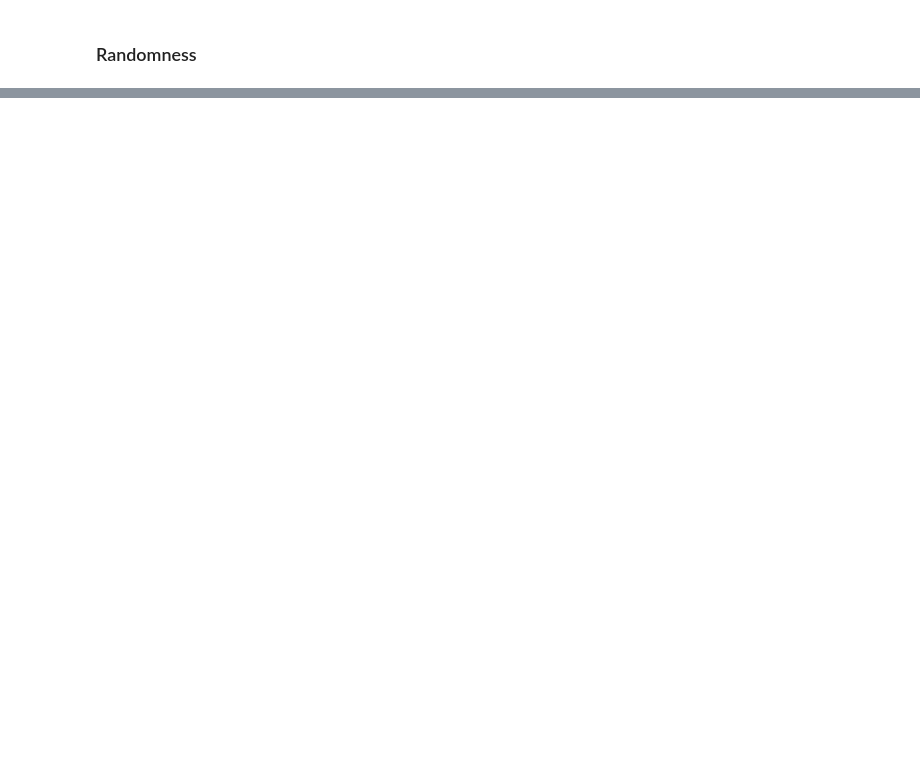
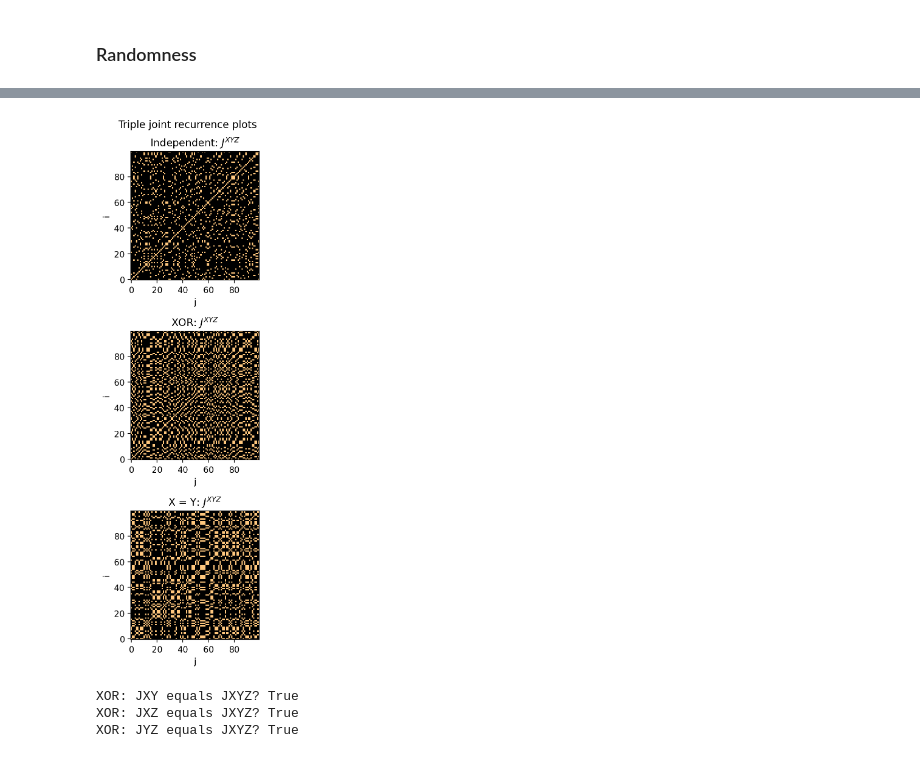
Before and after one commit to Anastasios-Vlachmpeis/Recurrence-Plot-Research, a Jupyter notebook: ResearchBook.ipynb, the cells around one changed output, grey strips where cells are left out. Drawn from its saved outputs; the diff is of its cells as text; code cells hidden in the pictures; blank space fills up the shorter version.

```diff
--- a/ResearchBook.ipynb
+++ b/ResearchBook.ipynb
@@ -194,0 +348,20 @@ plt.show()
+# %%
+triple = [(RX & RY & RZ,) for RX, RY, RZ in individual]
+
+show_grid(
+    triple,
+    list(models),
+    ["$J^{XYZ}$"],
+    "Triple joint recurrence plots"
+)
+
+Jxy, Jxz, Jyz = pairwise[1]
+Jxyz = triple[1][0]
+print("XOR: JXY equals JXYZ?", np.array_equal(Jxy, Jxyz))
+print("XOR: JXZ equals JXYZ?", np.array_equal(Jxz, Jxyz))
+print("XOR: JYZ equals JXYZ?", np.array_equal(Jyz, Jxyz))
+# %% [output]
+[figure, added]
+XOR: JXY equals JXYZ? True
+XOR: JXZ equals JXYZ? True
+XOR: JYZ equals JXYZ? True
```
Also changed, not shown: parts of 19 cells of this notebook, 1 other file.
